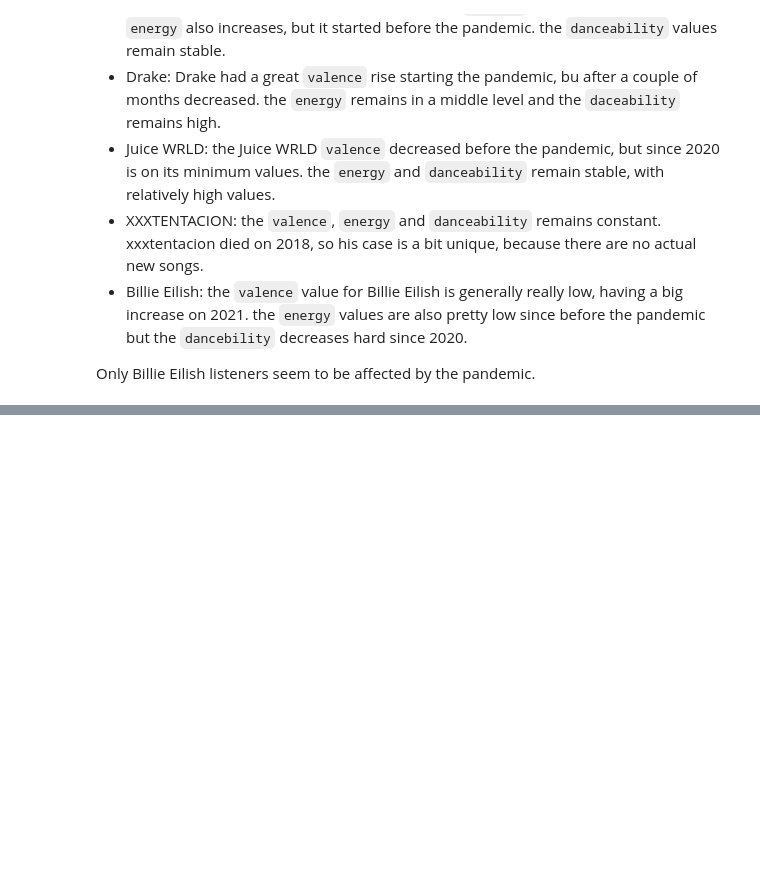
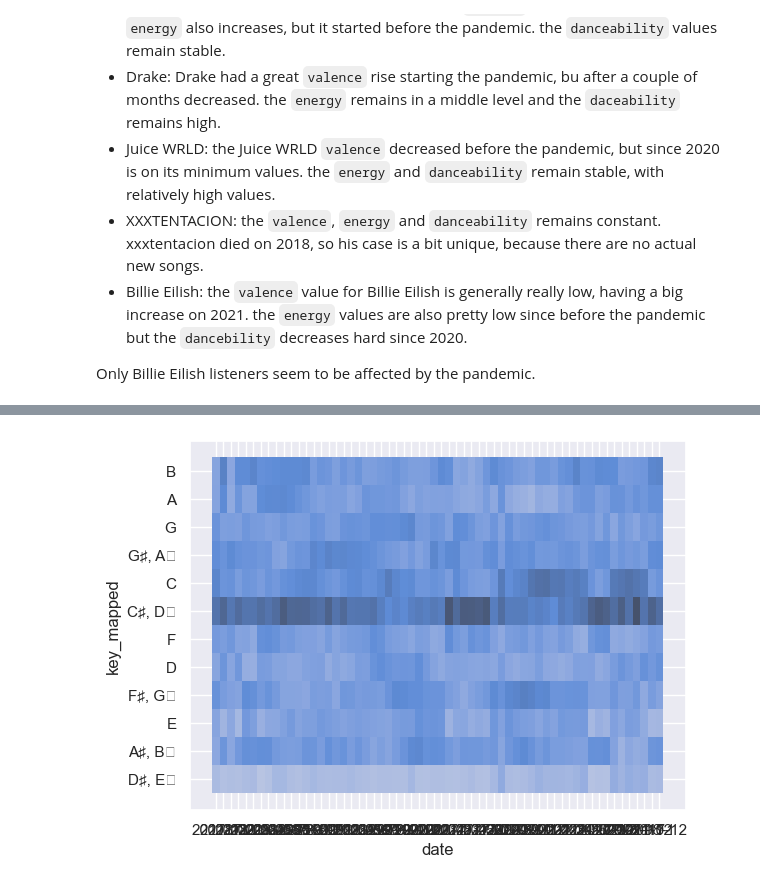
Before and after one commit to annassanchez/ETL_project, a Jupyter notebook: notebooks/6-analysis.ipynb, the cells around one changed output, grey strips where cells are left out. Saved outputs shown, nothing was run; the diff lists cells and outputs as text; code cells hidden in the pictures; blank space fills up the shorter version.

```diff
--- a/notebooks/6-analysis.ipynb
+++ b/notebooks/6-analysis.ipynb
@@ -332,0 +420,6 @@ Only Billie Eilish listeners seem to be affected by the pandemic.
+# %%
+sns.histplot(
+    top200, x="date", y="key_mapped", stat = 'count', palette='flare'
+);
+# %% [output]
+[figure, added]
```
Also changed, not shown: parts of 13 cells of this notebook, 5 other files.
